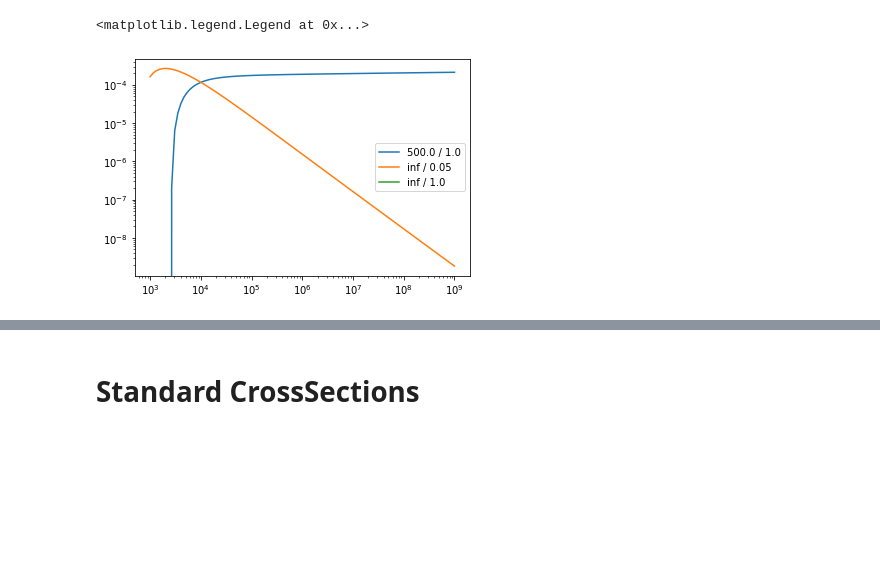
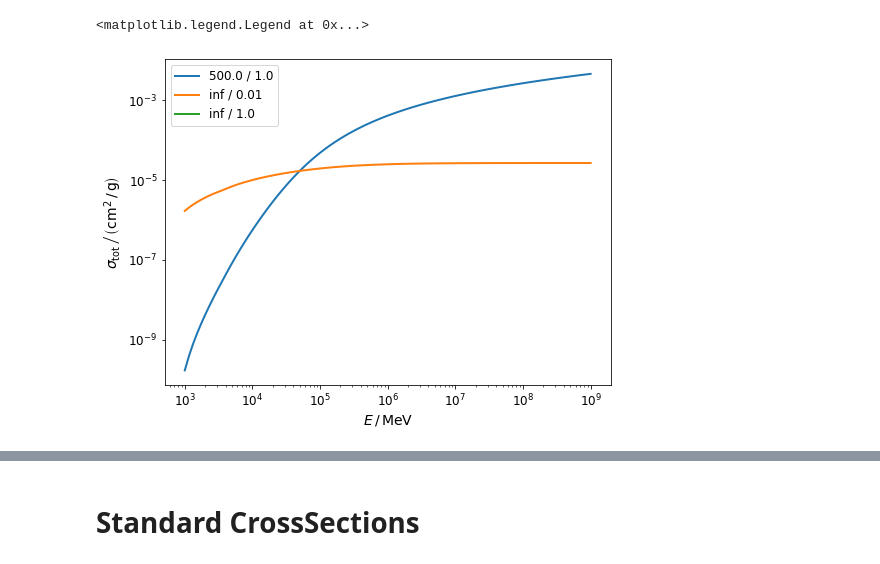
Before and after one commit to tudo-astroparticlephysics/PROPOSAL, a Jupyter notebook: examples/CrossSection.ipynb, the cells around one changed output, grey strips where cells are left out. Cells and saved outputs as stored; diff of their text form; code cells hidden in the pictures; blank space fills up the shorter version.

```diff
--- a/examples/CrossSection.ipynb
+++ b/examples/CrossSection.ipynb
@@ -2,9 +2,14 @@
 import proposal as pp
 import numpy as np
 import matplotlib.pyplot as plt
+
+plt.rcParams['figure.figsize'] = (8, 6)
+plt.rcParams['font.size'] = 12
+plt.rcParams['lines.linewidth'] = 2
+plt.rcParams['axes.labelsize'] = 14
 # %%
 args = {
-    "parametrization": pp.parametrization.ionization.BetheBlochRossi(pp.EnergyCutSettings(500,1,False)),
+    "parametrization": pp.parametrization.pairproduction.KelnerKokoulinPetrukhin(),
     "particle_def": pp.particle.MuMinusDef(),
     "target": pp.medium.Ice(),
     "interpolate": False
@@ -15,7 +21,7 @@ args = {
 energies = np.geomspace(1e3, 1e9, 100)
 cuts = [
     pp.EnergyCutSettings(500, 1, False),
-    pp.EnergyCutSettings(np.Infinity, 0.05, False),
+    pp.EnergyCutSettings(np.Infinity, 0.01, False),
     pp.EnergyCutSettings(np.Infinity, 1, False)
 ]
 
@@ -24,6 +30,8 @@ for cut in cuts:
     plt.plot(energies, cross.calculate_dEdx(energies), label=f"{cut.ecut} / {cut.vcut}")
 plt.xscale("log")
 plt.yscale("log")
+plt.xlabel(r'$E \,/\, \mathrm{MeV} $')
+plt.ylabel(r'$\left\langle\frac{\mathrm{d}E}{\mathrm{d}X}\right\rangle \,\left/\, \left( \rm{MeV} \cdot \rm{cm}^2 \,/\, \rm{g} \right) \right. $')
 plt.legend()
 # %% [output]
 <matplotlib.legend.Legend at 0x...>
@@ -33,16 +43,17 @@ plt.legend()
 # %%
 N_SAMPLE = 100
 dNdx = np.empty(N_SAMPLE)
 energies = np.geomspace(1e3, 1e9, N_SAMPLE)
 for cut in cuts:
     cross = pp.crosssection.make_crosssection(cuts = cut,**args)
     for i in range(N_SAMPLE):
-        rates = cross.calculate_dNdx(energies[i])
-        dNdx[i] = sum(rates.values())
+        dNdx[i] = cross.calculate_dNdx(energies[i])
     plt.plot(energies, dNdx, label=f"{cut.ecut} / {cut.vcut}")
 plt.xscale("log")
 plt.yscale("log")
+plt.xlabel(r'$E \,/\, \mathrm{MeV} $')
+plt.ylabel(r'$\sigma_\mathrm{tot} \,\left/\, \left( \rm{cm^2} \,/\, \rm{g} \right) \right. $')
 plt.legend()
 # %% [output]
 <matplotlib.legend.Legend at 0x...>
-[figure, old version]
+[figure, new version]
```
Also changed, not shown: parts of 14 cells of this notebook, 14 other files.
